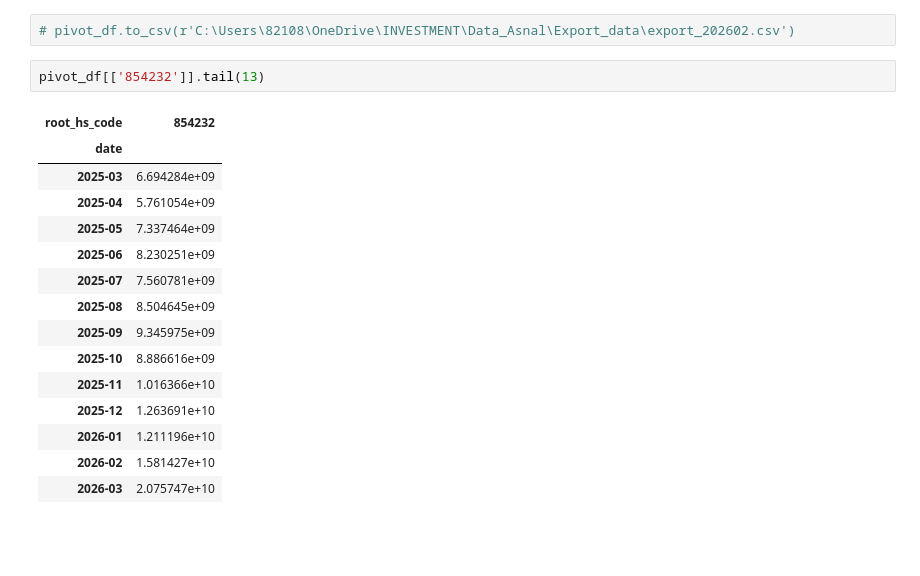
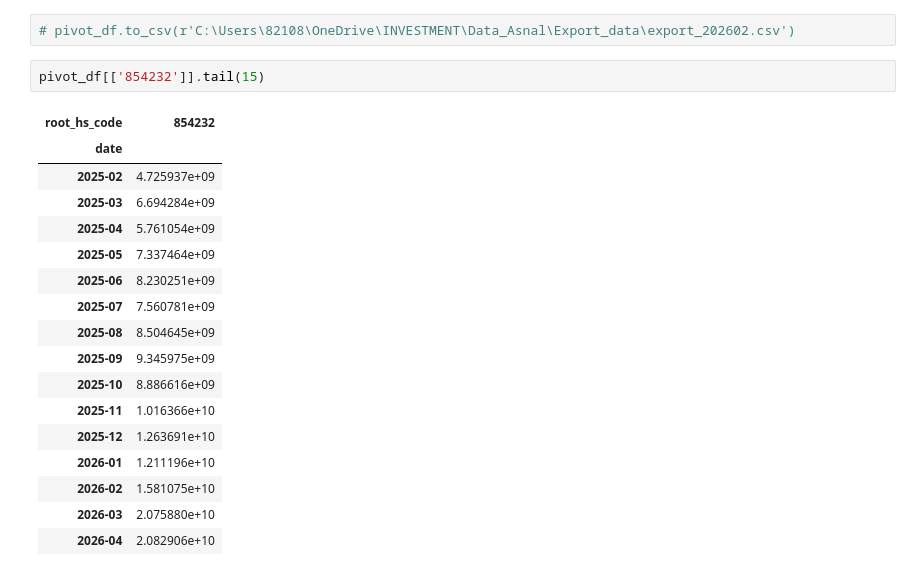
Before and after one commit to stox74/stock_forecast, a Jupyter notebook: Korea_Market/collection/Korea_Export_Data/한국수출입데이터_수집_V4.ipynb, the cells around one changed output. Drawn from its saved outputs; the diff is of its cells as text; blank space fills up the shorter version.

```diff
--- a/Korea_Market/collection/Korea_Export_Data/한국수출입데이터_수집_V4.ipynb
+++ b/Korea_Market/collection/Korea_Export_Data/한국수출입데이터_수집_V4.ipynb
@@ -657,10 +653,11 @@ date
 # %%
 # pivot_df.to_csv(r'C:\Users\82108\OneDrive\INVESTMENT\Data_Asnal\Export_data\export_202602.csv')
 # %%
-pivot_df[['854232']].tail(13)
+pivot_df[['854232']].tail(15)
 # %% [output]
 | root_hs_code | 854232 |
 | date |  |
+| 2025-02 | 4.725937e+09 |
 | 2025-03 | 6.694284e+09 |
 | 2025-04 | 5.761054e+09 |
 | 2025-05 | 7.337464e+09 |
@@ -672,5 +669,6 @@ pivot_df[['854232']].tail(13)
 | 2025-11 | 1.016366e+10 |
 | 2025-12 | 1.263691e+10 |
 | 2026-01 | 1.211196e+10 |
-| 2026-02 | 1.581427e+10 |
-| 2026-03 | 2.075747e+10 |
+| 2026-02 | 1.581075e+10 |
+| 2026-03 | 2.075880e+10 |
+| 2026-04 | 2.082906e+10 |
```
Also changed, not shown: parts of 3 cells of this notebook.
